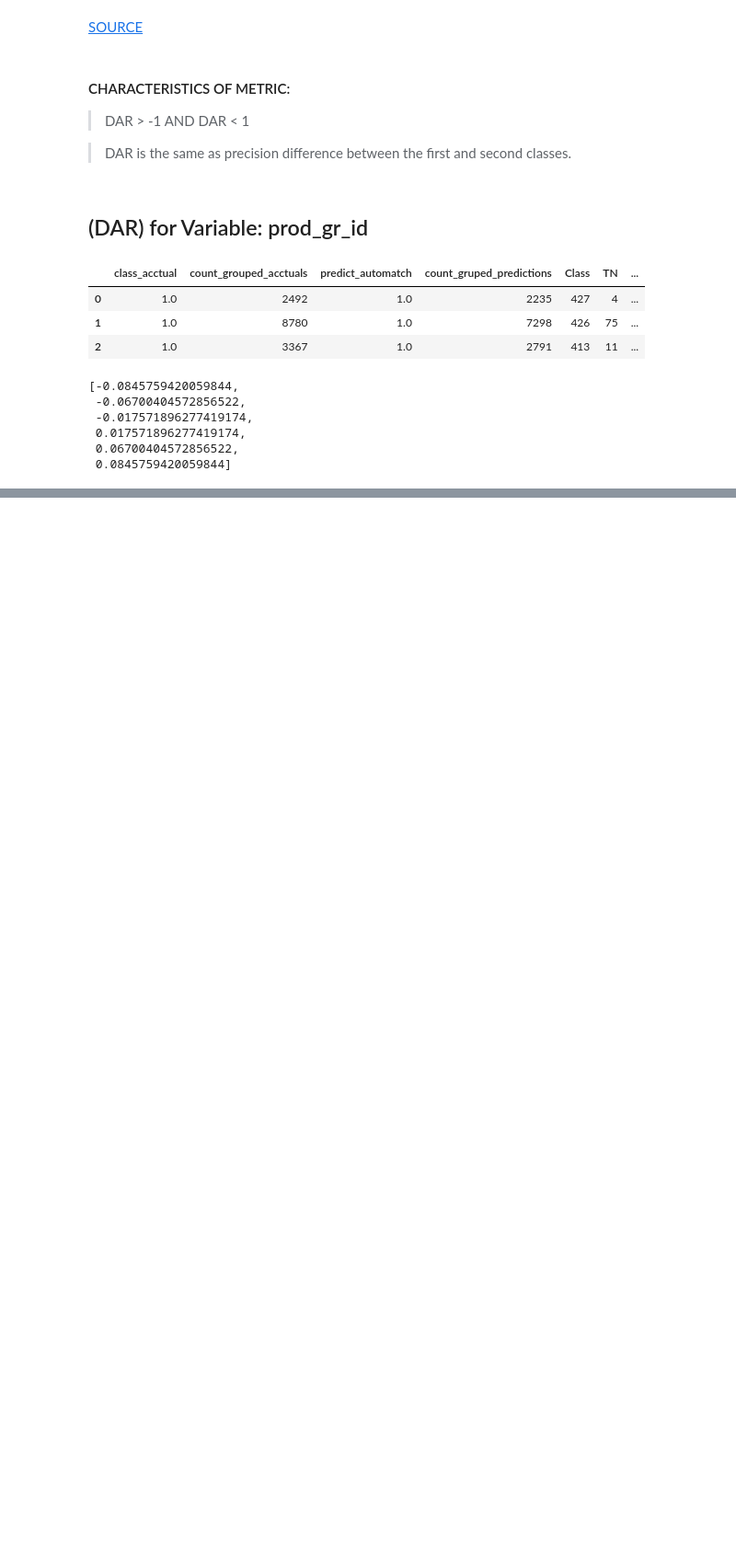
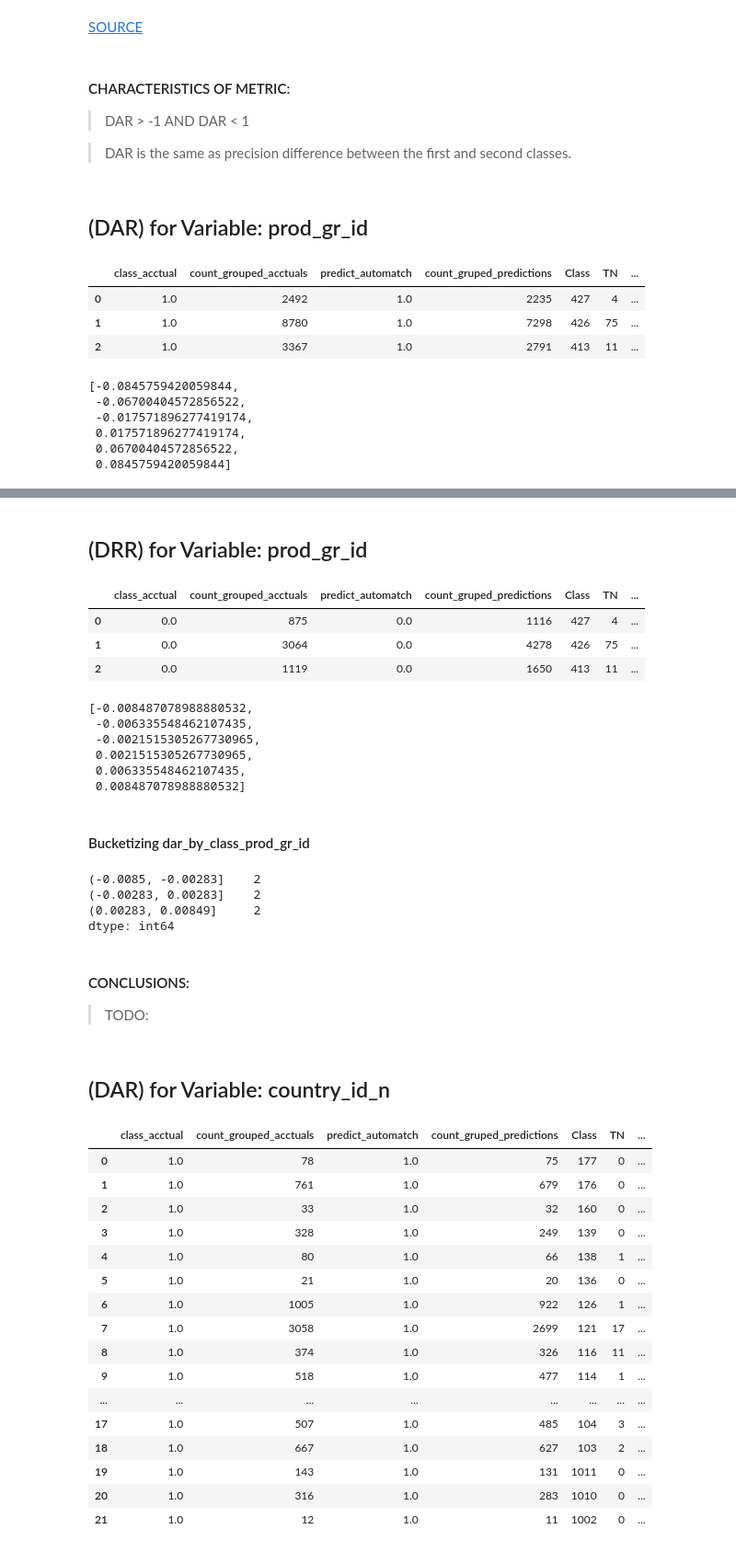
Before and after one commit to KonuTech/gfk_ml_ops_data_analyst, a Jupyter notebook: Profiler.ipynb, the cells around one changed output, grey strips where cells are left out. Shown: that part at 92% size. Drawn from its saved outputs; the diff is of its cells as text; code cells hidden in the pictures; blank space fills up the shorter version.

```diff
--- a/Profiler.ipynb
+++ b/Profiler.ipynb
@@ -1157,0 +1236,74 @@ dar_by_class_prod_gr_id
+# %% [markdown]
+## (DRR) for Variable: prod_gr_id
+# %%
+rr_by_class_prod_gr_id = get_RR(
+    data_frame=df,
+    column_to_count_acctuals='class_acctual',
+    column_to_count_predictions='predict_automatch',
+    column_to_group_by='prod_gr_id'
+)
+
+rr_by_class_prod_gr_id
+# %% [output]
+|  | class_acctual | count_grouped_acctuals | predict_automatch | count_gruped_predictions | Class | TN | ... |
+| 0 | 0.0 | 875 | 0.0 | 1116 | 427 | 4 | ... |
+| 1 | 0.0 | 3064 | 0.0 | 4278 | 426 | 75 | ... |
+| 2 | 0.0 | 1119 | 0.0 | 1650 | 413 | 11 | ... |
+# %%
+drr_by_class_prod_gr_id = get_DRR(
+    data_frame=df,
+    column_to_count_acctuals='class_acctual',
+    column_to_count_predictions='predict_automatch',
+    column_to_group_by='prod_gr_id'
+)
+
+drr_by_class_prod_gr_id
+# %% [output]
+[-0.008487078988880532,
+ -0.006335548462107435,
+ -0.0021515305267730965,
+ 0.0021515305267730965,
+ 0.006335548462107435,
+ 0.008487078988880532]
+# %% [markdown]
+#### Bucketizing dar_by_class_prod_gr_id
+# %%
+print(pd.cut(drr_by_class_prod_gr_id, bins=3).value_counts())
+# %% [output]
+(-0.0085, -0.00283]    2
+(-0.00283, 0.00283]    2
+(0.00283, 0.00849]     2
+dtype: int64
+# %% [markdown]
+#### CONCLUSIONS:
+
+> TODO:
+# %% [markdown]
+## (DAR) for Variable: country_id_n
+# %%
+ar_by_class_country_id_n = get_AR(
+    data_frame=df,
+    column_to_count_acctuals='class_acctual',
+    column_to_count_predictions='predict_automatch',
+    column_to_group_by='country_id_n'
+)
+
+ar_by_class_country_id_n
+# %% [output]
+|  | class_acctual | count_grouped_acctuals | predict_automatch | count_gruped_predictions | Class | TN | ... |
+| 0 | 1.0 | 78 | 1.0 | 75 | 177 | 0 | ... |
+| 1 | 1.0 | 761 | 1.0 | 679 | 176 | 0 | ... |
+| 2 | 1.0 | 33 | 1.0 | 32 | 160 | 0 | ... |
+| 3 | 1.0 | 328 | 1.0 | 249 | 139 | 0 | ... |
+| 4 | 1.0 | 80 | 1.0 | 66 | 138 | 1 | ... |
+| 5 | 1.0 | 21 | 1.0 | 20 | 136 | 0 | ... |
+| 6 | 1.0 | 1005 | 1.0 | 922 | 126 | 1 | ... |
+| 7 | 1.0 | 3058 | 1.0 | 2699 | 121 | 17 | ... |
+| 8 | 1.0 | 374 | 1.0 | 326 | 116 | 11 | ... |
+| 9 | 1.0 | 518 | 1.0 | 477 | 114 | 1 | ... |
+| ... | ... | ... | ... | ... | ... | ... | ... |
+| 17 | 1.0 | 507 | 1.0 | 485 | 104 | 3 | ... |
+| 18 | 1.0 | 667 | 1.0 | 627 | 103 | 2 | ... |
+| 19 | 1.0 | 143 | 1.0 | 131 | 1011 | 0 | ... |
+| 20 | 1.0 | 316 | 1.0 | 283 | 1010 | 0 | ... |
+| 21 | 1.0 | 12 | 1.0 | 11 | 1002 | 0 | ... |
```
Also changed, not shown: parts of 18 cells of this notebook, 1 other file.
